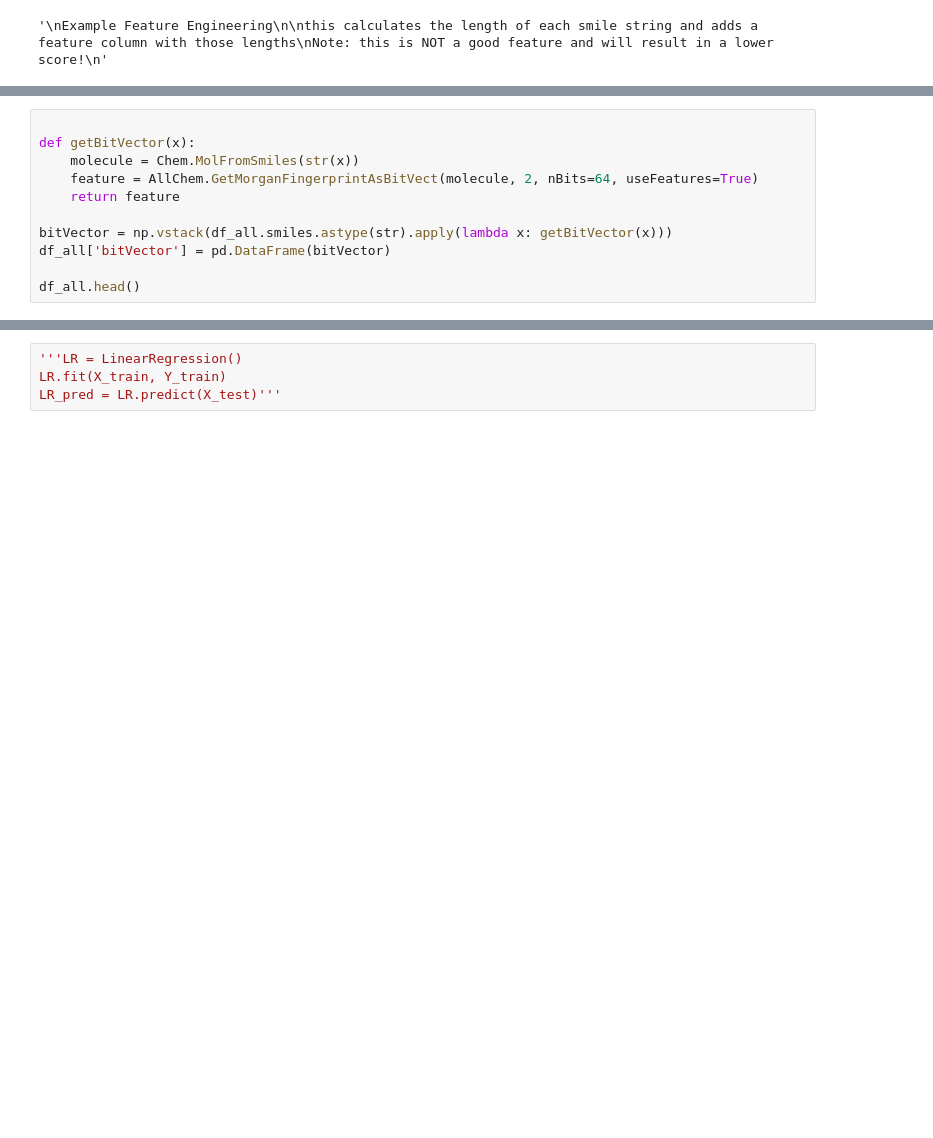
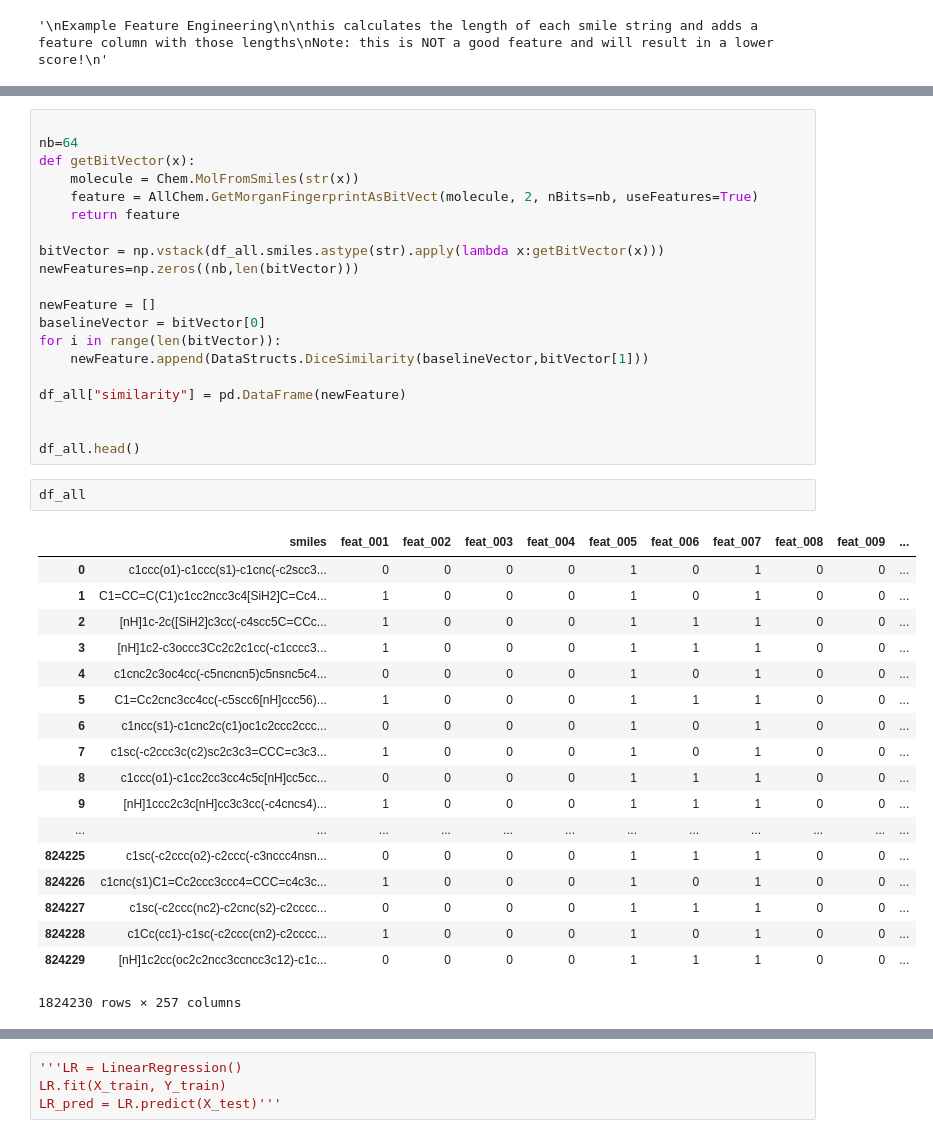
Before and after one commit to 1sarojkandel/CS181-Practical-1, a Jupyter notebook: sample.ipynb, the cells around one changed output, grey strips where cells are left out. Drawn from its saved outputs; the diff is of its cells as text; blank space fills up the shorter version.

Commit message:
fingerprint

```diff
--- a/sample.ipynb
+++ b/sample.ipynb
@@ -106,14 +115,44 @@ df_all.head()
 # %%
 
+nb=64
 def getBitVector(x):
     molecule = Chem.MolFromSmiles(str(x))
-    feature = AllChem.GetMorganFingerprintAsBitVect(molecule, 2, nBits=64, useFeatures=True)
+    feature = AllChem.GetMorganFingerprintAsBitVect(molecule, 2, nBits=nb, useFeatures=True)
     return feature
 
-bitVector = np.vstack(df_all.smiles.astype(str).apply(lambda x: getBitVector(x)))
-df_all['bitVector'] = pd.DataFrame(bitVector)
+bitVector = np.vstack(df_all.smiles.astype(str).apply(lambda x:getBitVector(x)))
+newFeatures=np.zeros((nb,len(bitVector)))
+
+newFeature = []
+baselineVector = bitVector[0]
+for i in range(len(bitVector)):
+    newFeature.append(DataStructs.DiceSimilarity(baselineVector,bitVector[1]))
+
+df_all["similarity"] = pd.DataFrame(newFeature)
+
 
 df_all.head()
+# %%
+df_all
+# %% [output]
+|  | smiles | feat_001 | feat_002 | feat_003 | feat_004 | feat_005 | feat_006 | feat_007 | feat_008 | feat_009 | ... |
+| 0 | c1ccc(o1)-c1ccc(s1)-c1cnc(-c2scc3... | 0 | 0 | 0 | 0 | 1 | 0 | 1 | 0 | 0 | ... |
+| 1 | C1=CC=C(C1)c1cc2ncc3c4[SiH2]C=Cc4... | 1 | 0 | 0 | 0 | 1 | 0 | 1 | 0 | 0 | ... |
+| 2 | [nH]1c-2c([SiH2]c3cc(-c4scc5C=CCc... | 1 | 0 | 0 | 0 | 1 | 1 | 1 | 0 | 0 | ... |
+| 3 | [nH]1c2-c3occc3Cc2c2c1cc(-c1cccc3... | 1 | 0 | 0 | 0 | 1 | 1 | 1 | 0 | 0 | ... |
+| 4 | c1cnc2c3oc4cc(-c5ncncn5)c5nsnc5c4... | 0 | 0 | 0 | 0 | 1 | 0 | 1 | 0 | 0 | ... |
+| 5 | C1=Cc2cnc3cc4cc(-c5scc6[nH]ccc56)... | 1 | 0 | 0 | 0 | 1 | 1 | 1 | 0 | 0 | ... |
+| 6 | c1ncc(s1)-c1cnc2c(c1)oc1c2ccc2ccc... | 0 | 0 | 0 | 0 | 1 | 0 | 1 | 0 | 0 | ... |
+| 7 | c1sc(-c2ccc3c(c2)sc2c3c3=CCC=c3c3... | 1 | 0 | 0 | 0 | 1 | 0 | 1 | 0 | 0 | ... |
+| 8 | c1ccc(o1)-c1cc2cc3cc4c5c[nH]cc5cc... | 0 | 0 | 0 | 0 | 1 | 1 | 1 | 0 | 0 | ... |
+| 9 | [nH]1ccc2c3c[nH]cc3c3cc(-c4cncs4)... | 1 | 0 | 0 | 0 | 1 | 1 | 1 | 0 | 0 | ... |
+| ... | ... | ... | ... | ... | ... | ... | ... | ... | ... | ... | ... |
+| 824225 | c1sc(-c2ccc(o2)-c2ccc(-c3nccc4nsn... | 0 | 0 | 0 | 0 | 1 | 1 | 1 | 0 | 0 | ... |
+| 824226 | c1cnc(s1)C1=Cc2ccc3ccc4=CCC=c4c3c... | 1 | 0 | 0 | 0 | 1 | 0 | 1 | 0 | 0 | ... |
+| 824227 | c1sc(-c2ccc(nc2)-c2cnc(s2)-c2cccc... | 0 | 0 | 0 | 0 | 1 | 1 | 1 | 0 | 0 | ... |
+| 824228 | c1Cc(cc1)-c1sc(-c2ccc(cn2)-c2cccc... | 1 | 0 | 0 | 0 | 1 | 0 | 1 | 0 | 0 | ... |
+| 824229 | [nH]1c2cc(oc2c2ncc3ccncc3c12)-c1c... | 0 | 0 | 0 | 0 | 1 | 1 | 1 | 0 | 0 | ... |
+1824230 rows × 257 columns
 # %%
 #Drop the 'smiles' column
 df_all = df_all.drop(['smiles'], axis=1)
```
Also changed, not shown: parts of 6 cells of this notebook, 1 other file.
